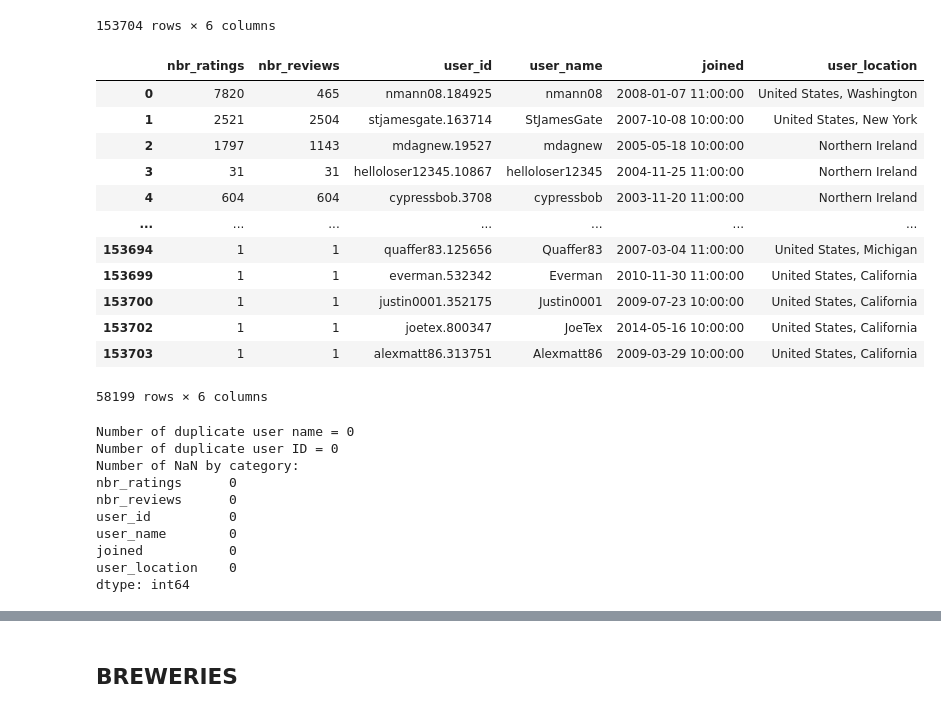
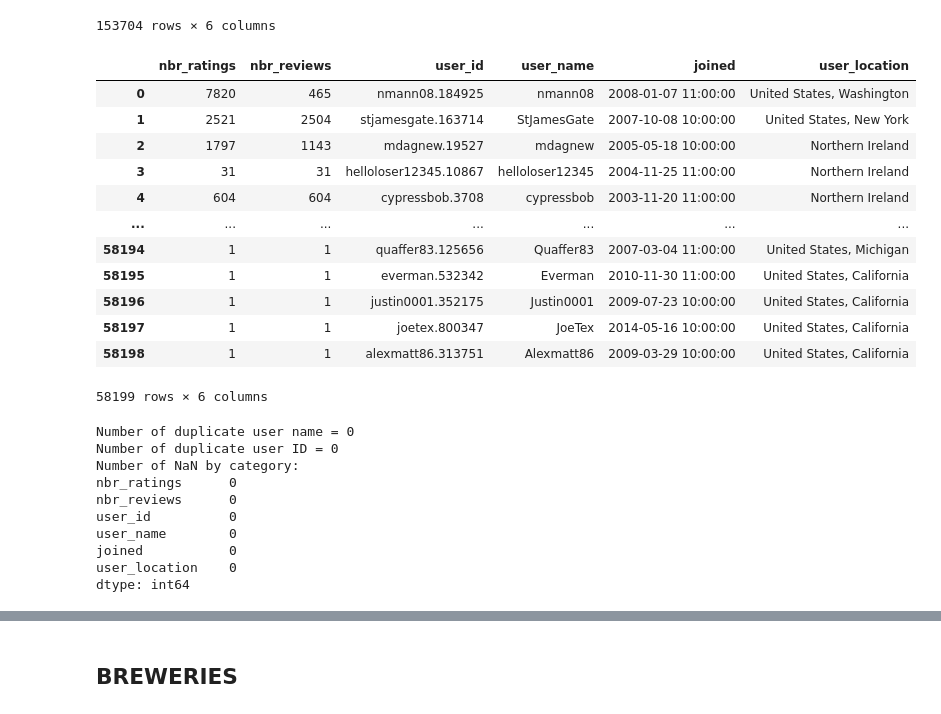
Before and after one commit to epfl-ada/ada-2023-project-todolegax, a Jupyter notebook: data_prepro_BA_Axel_Tom.ipynb, the cells around one changed output, grey strips where cells are left out. Drawn from its saved outputs; the diff is of its cells as text; code cells hidden in the pictures.

```diff
--- a/data_prepro_BA_Axel_Tom.ipynb
+++ b/data_prepro_BA_Axel_Tom.ipynb
@@ -99,38 +99,39 @@ display(users)
 # %%
 users_filt = users.copy(deep=True)
 # Check for duplicates
 dupli_name = np.sum(users_filt.duplicated(subset=['user_name']))
 dupli_ID = np.sum(users_filt.duplicated(subset=['user_id']))
 # Remove users with 0 review and NaN as nb of reviews
-users_filt = users_filt[users_filt['nbr_reviews'] >= 1]
+users_filt = users_filt[users_filt['nbr_reviews'] >= 1] # ????????????????????????????????????????????????????????????????????????????
 users_filt = users_filt[users_filt['nbr_reviews'].notna()]
 # Remove Nan in user_id, user_name and user_location
 users_filt = users_filt[users_filt['user_id'].notna()]
 users_filt = users_filt[users_filt['user_name'].notna()]
 users_filt = users_filt[users_filt['location'].notna()]
 # Change date type
 users_filt['joined'] = users_filt['joined'].apply(lambda x: datetime.utcfromtimestamp(x) if not pd.isna(x) else x)
 # Change name of category location into user_location
 users_filt.rename(columns={'location': 'user_location'}, inplace = True)
+users_filt.reset_index(inplace=True,drop=True)
 # Display
 display(users_filt)
 print(f'Number of duplicate user name = {dupli_name}')
 print(f'Number of duplicate user ID = {dupli_ID}')
 print('Number of NaN by category:')
 print(np.sum(users_filt.isna()))
 # %% [output]
 |  | nbr_ratings | nbr_reviews | user_id | user_name | joined | user_location |
 | 0 | 7820 | 465 | nmann08.184925 | nmann08 | 2008-01-07 11:00:00 | United States, Washington |
 | 1 | 2521 | 2504 | stjamesgate.163714 | StJamesGate | 2007-10-08 10:00:00 | United States, New York |
 | 2 | 1797 | 1143 | mdagnew.19527 | mdagnew | 2005-05-18 10:00:00 | Northern Ireland |
 | 3 | 31 | 31 | helloloser12345.10867 | helloloser12345 | 2004-11-25 11:00:00 | Northern Ireland |
 | 4 | 604 | 604 | cypressbob.3708 | cypressbob | 2003-11-20 11:00:00 | Northern Ireland |
 | ... | ... | ... | ... | ... | ... | ... |
-| 153694 | 1 | 1 | quaffer83.125656 | Quaffer83 | 2007-03-04 11:00:00 | United States, Michigan |
-| 153699 | 1 | 1 | everman.532342 | Everman | 2010-11-30 11:00:00 | United States, California |
-| 153700 | 1 | 1 | justin0001.352175 | Justin0001 | 2009-07-23 10:00:00 | United States, California |
-| 153702 | 1 | 1 | joetex.800347 | JoeTex | 2014-05-16 10:00:00 | United States, California |
-| 153703 | 1 | 1 | alexmatt86.313751 | Alexmatt86 | 2009-03-29 10:00:00 | United States, California |
+| 58194 | 1 | 1 | quaffer83.125656 | Quaffer83 | 2007-03-04 11:00:00 | United States, Michigan |
+| 58195 | 1 | 1 | everman.532342 | Everman | 2010-11-30 11:00:00 | United States, California |
+| 58196 | 1 | 1 | justin0001.352175 | Justin0001 | 2009-07-23 10:00:00 | United States, California |
+| 58197 | 1 | 1 | joetex.800347 | JoeTex | 2014-05-16 10:00:00 | United States, California |
+| 58198 | 1 | 1 | alexmatt86.313751 | Alexmatt86 | 2009-03-29 10:00:00 | United States, California |
 58199 rows × 6 columns
 Number of duplicate user name = 0
 Number of duplicate user ID = 0
```
Also changed, not shown: parts of 11 cells of this notebook.
